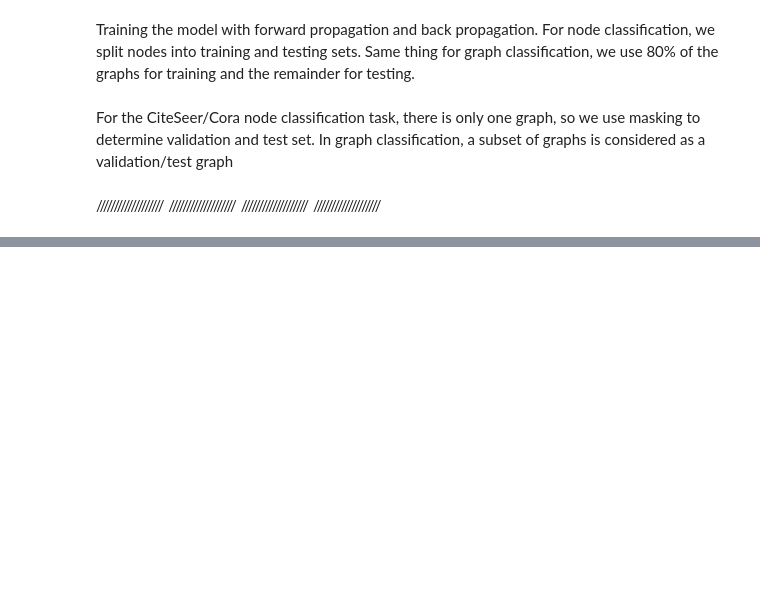
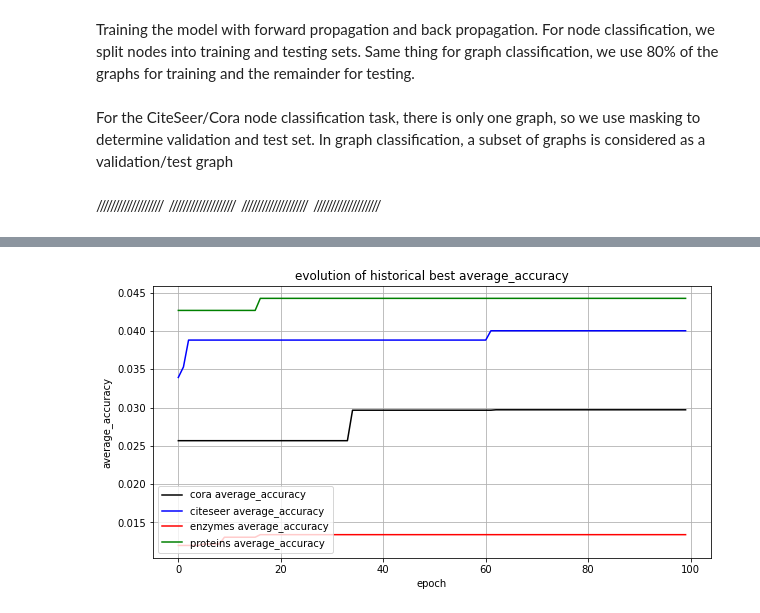
Before and after one commit to Tristan-Le-Bars/GnnArchitectureSearchWithPSO, a Jupyter notebook: src/PsoForGnnArchitectureSearch.ipynb, the cells around one changed output, grey strips where cells are left out. Drawn from its saved outputs; the diff is of its cells as text; code cells hidden in the pictures; blank space fills up the shorter version.

```diff
--- a/src/PsoForGnnArchitectureSearch.ipynb
+++ b/src/PsoForGnnArchitectureSearch.ipynb
@@ -649,0 +762,14 @@ plt.show()
+# %%
+plt.plot(df_cora['epoch'], all_time_best_average_accuracy_cora, label = "cora average_accuracy", color="black")
+plt.plot(df_citeseer['epoch'], all_time_best_average_accuracy_citeseer, label = "citeseer average_accuracy", color="blue")
+plt.plot(df_proteins['epoch'], all_time_best_average_accuracy_enzymes, label = "enzymes average_accuracy", color="red")
+plt.plot(df_enzymes['epoch'], all_time_best_average_accuracy_proteins, label = "proteins average_accuracy", color="green")
+plt.title('evolution of historical best average_accuracy')
+plt.xlabel('epoch')
+plt.ylabel('average_accuracy')
+plt.grid()
+plt.legend()
+plt.rcParams['figure.figsize'] = [10, 5]
+plt.show()
+# %% [output]
+[figure, added]
```
Also changed, not shown: parts of 39 cells of this notebook.
